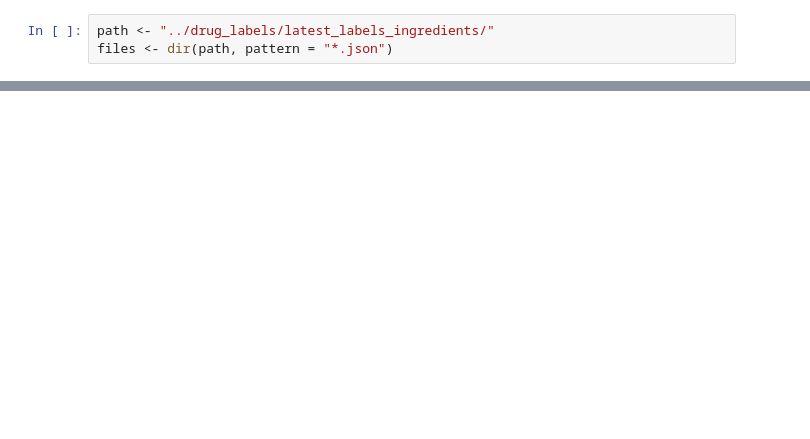
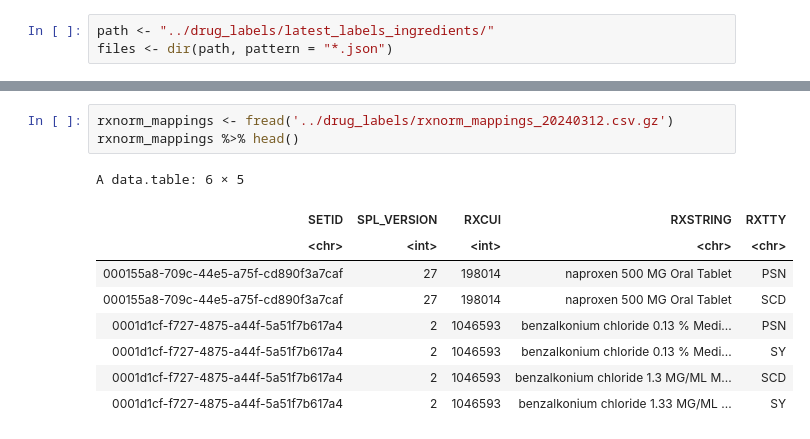
Before and after one commit to tatonetti-lab/causal-drug-ades, a Jupyter notebook: get_reference_labels.ipynb, the cells around one changed output, grey strips where cells are left out. Drawn from its saved outputs; the diff is of its cells as text; blank space fills up the shorter version.

```diff
--- a/get_reference_labels.ipynb
+++ b/get_reference_labels.ipynb
@@ -38,0 +84,13 @@ A tibble: 6 × 5
+# %%
+rxnorm_mappings <- fread('../drug_labels/rxnorm_mappings_20240312.csv.gz')
+rxnorm_mappings %>% head()
+# %% [output]
+A data.table: 6 × 5
+| SETID | SPL_VERSION | RXCUI | RXSTRING | RXTTY |
+| <chr> | <int> | <int> | <chr> | <chr> |
+| 000155a8-709c-44e5-a75f-cd890f3a7caf | 27 | 198014 | naproxen 500 MG Oral Tablet | PSN |
+| 000155a8-709c-44e5-a75f-cd890f3a7caf | 27 | 198014 | naproxen 500 MG Oral Tablet | SCD |
+| 0001d1cf-f727-4875-a44f-5a51f7b617a4 | 2 | 1046593 | benzalkonium chloride 0.13 % Medi... | PSN |
+| 0001d1cf-f727-4875-a44f-5a51f7b617a4 | 2 | 1046593 | benzalkonium chloride 0.13 % Medi... | SY |
+| 0001d1cf-f727-4875-a44f-5a51f7b617a4 | 2 | 1046593 | benzalkonium chloride 1.3 MG/ML M... | SCD |
+| 0001d1cf-f727-4875-a44f-5a51f7b617a4 | 2 | 1046593 | benzalkonium chloride 1.33 MG/ML ... | SY |
```
Also changed, not shown: parts of 38 cells of this notebook, 4 other files.
